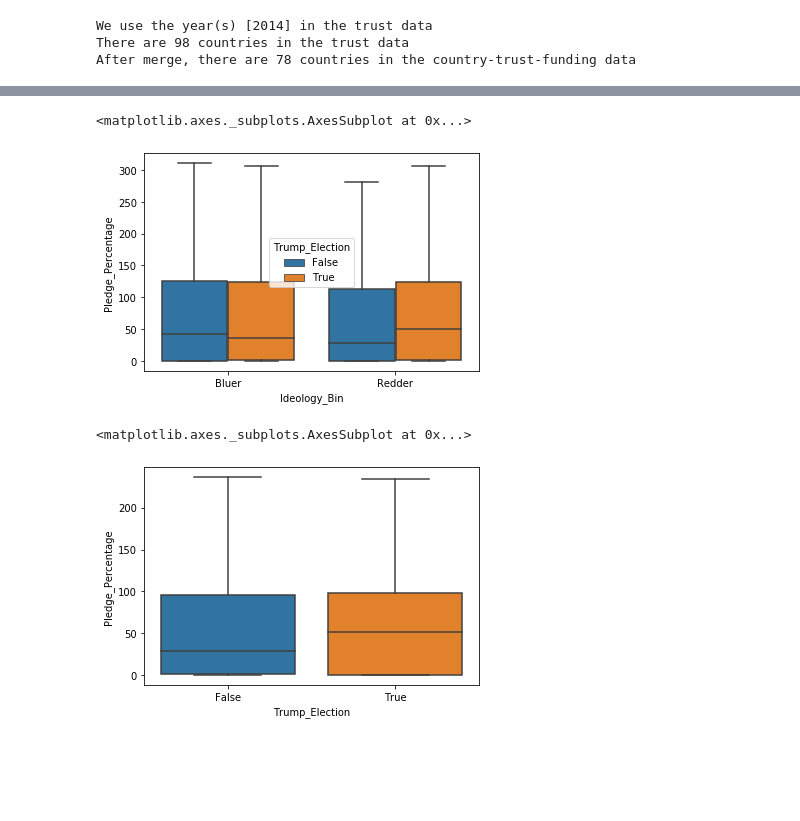
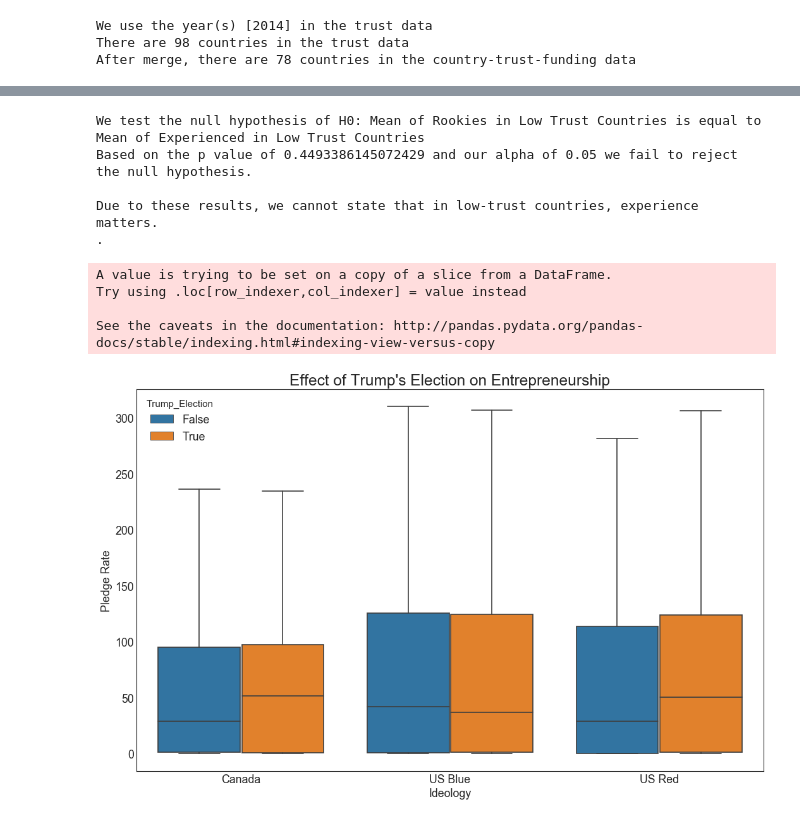
Before and after one commit to powergascan/mod3-hypothesis-testing, a Jupyter notebook: hypothesis_testing.ipynb, the cells around one changed output, grey strips where cells are left out. Drawn from its saved outputs; the diff is of its cells as text; code cells hidden in the pictures; blank space fills up the shorter version.

```diff
--- a/hypothesis_testing.ipynb
+++ b/hypothesis_testing.ipynb
@@ -82,3 +98,17 @@ sns.boxplot(x='Trust_Bin', y='Pledge_Percentage', data=trust_funding_data, hue="
+# %%
+#Hypothesis 2: Test if in low-trust countries, experience matters
+Rookie_from_low_trust=trust_funding_data[(trust_funding_data['Entrepreneur_Experience']=="Rookie") \
+                                         & (trust_funding_data['Trust_Bin']=="Low")]['Pledge_Percentage']
+Experienced_from_low_trust=trust_funding_data[(trust_funding_data['Entrepreneur_Experience']=="Experienced") \
+                                         & (trust_funding_data['Trust_Bin']=="Low")]['Pledge_Percentage']
+Statement1="state that in low-trust countries, experience matters."
+Test2=TTest(Rookie_from_low_trust, Experienced_from_low_trust, Null_Statement=['Mean of Rookies in Low Trust Countries', 'Mean of Experienced in Low Trust Countries', 'equal to', Statement1], two_sided=True, alpha=0.05)
+# %% [output]
+We test the null hypothesis of H0: Mean of Rookies in Low Trust Countries is equal to Mean of Experienced in Low Trust Countries
+Based on the p value of 0.4493386145072429 and our alpha of 0.05 we fail to reject the null hypothesis.
+
+Due to these results, we cannot state that in low-trust countries, experience matters.
+.
 # %%
 #aggregate the election data to blue state and red state
 election_agged=DT_Effect(election_data)
@@ -88,13 +117,10 @@ kickstarter_us=kickstarter_clean[kickstarter_clean['Country'].isin(['US'])]
 kickstarter_us=kickstarter_us.merge(election_agged, on=['State'])
 # %%
 kickstarter_ca=kickstarter_clean[kickstarter_clean['Country'].isin(['CA'])]
+kickstarter_ca['Ideology_Bin']="Canada"
+kickstarter_us_ca=pd.concat([kickstarter_ca,kickstarter_us], ignore_index=True, sort=False)
+# %% [output]
+A value is trying to be set on a copy of a slice from a DataFrame.
+Try using .loc[row_indexer,col_indexer] = value instead
+
+See the caveats in the documentation: http://pandas.pydata.org/pandas-docs/stable/indexing.html#indexing-view-versus-copy
-# %%
-sns.boxplot(x='Ideology_Bin', y='Pledge_Percentage', data=kickstarter_us, hue="Trump_Election", showfliers=False)
-# %% [output]
-<matplotlib.axes._subplots.AxesSubplot at 0x...>
-[figure, removed]
-# %%
-sns.boxplot(x='Trump_Election', y='Pledge_Percentage', data=kickstarter_ca, showfliers=False)
-# %% [output]
-<matplotlib.axes._subplots.AxesSubplot at 0x...>
-[figure, removed]
@@ -102,0 +127,6 @@ sns.boxplot(x='Trump_Election', y='Pledge_Percentage', data=kickstarter_ca, show
+# %%
+trump_plot= visualization_BOX('Ideology_Bin', 'Pledge_Percentage',\
+        kickstarter_us_ca, "Trump_Election", "Ideology", "Pledge Rate",\
+        "Effect of Trump's Election on Entrepreneurship", "Trump1")
+# %% [output]
+[figure, added]
```
Also changed, not shown: parts of 31 cells of this notebook, 12 other files.
